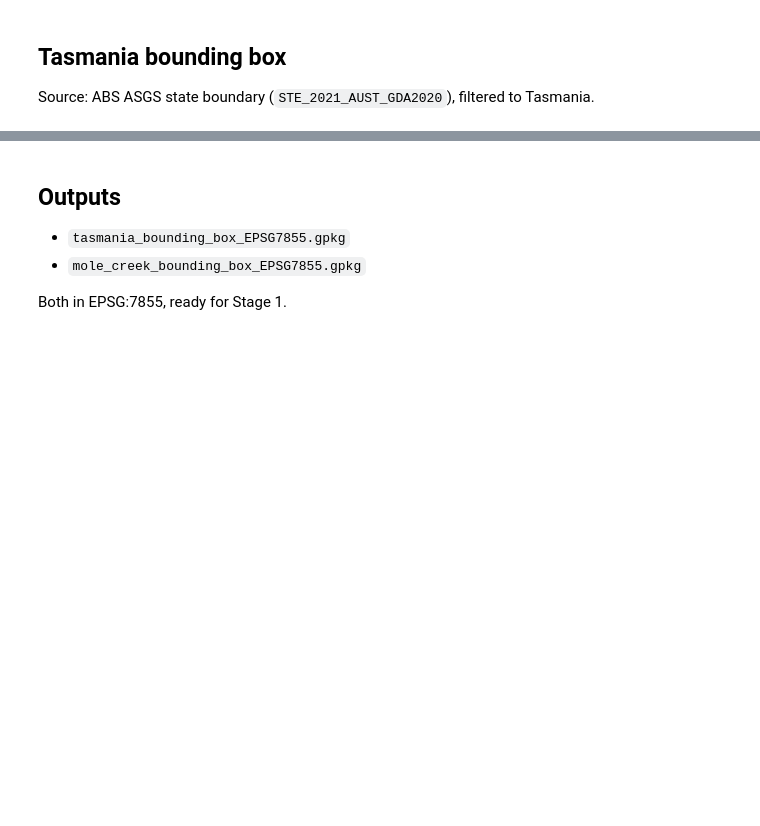
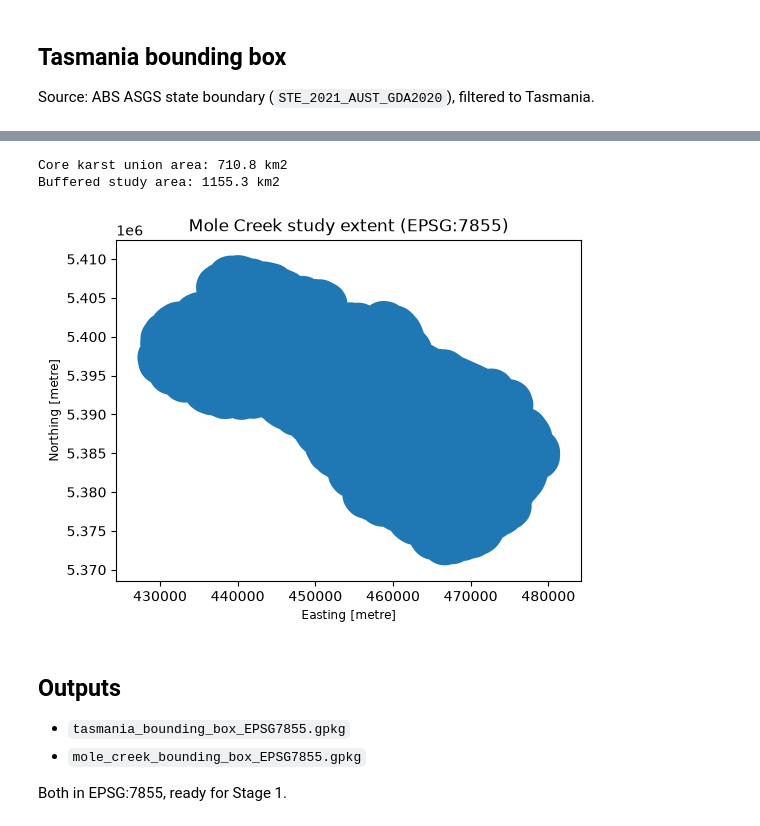
Before and after one commit to University-of-Tasmania-GPSS/AT3_Group3_2026, a Jupyter notebook: notebooks/00_bounding_boxes.ipynb, the cells around one changed output, grey strips where cells are left out. Drawn from its saved outputs; the diff is of its cells as text; code cells hidden in the pictures; blank space fills up the shorter version.

```diff
--- a/notebooks/00_bounding_boxes.ipynb
+++ b/notebooks/00_bounding_boxes.ipynb
@@ -50,19 +62,29 @@ Source: Karst Atlas v3.1, selecting polygons named "Mole Creek" or
 # %%
 karst_atlas = raw / "KarstAtlas/Karst_Ver_3_1/Karst_Atlas_v3_1.shp"
 
 gdf = gpd.read_file(str(karst_atlas))
 mc_polygons = gdf[
     (gdf["KNAME"].str.contains("Mole Creek", na=False))
     | (gdf["KNAME"] == "Meander - Western Creek")
 ]
 
-mole_creek = gpd.GeoSeries([mc_polygons.geometry.union_all()], crs=gdf.crs).to_crs(TARGET_CRS)
+mole_creek_core = gpd.GeoSeries([mc_polygons.geometry.union_all()], crs=gdf.crs).to_crs(TARGET_CRS)
+
+MOLE_CREEK_BUFFER_M = 3000  # 3 km -- see markdown above for why
+mole_creek = mole_creek_core.buffer(MOLE_CREEK_BUFFER_M)
 mole_creek_gdf = gpd.GeoDataFrame(geometry=mole_creek, crs=TARGET_CRS)
+
+print(f"Core karst union area: {mole_creek_core.area.sum() / 1e6:.1f} km2")
+print(f"Buffered study area: {mole_creek_gdf.area.sum() / 1e6:.1f} km2")
 mole_creek_gdf.to_file(outpath / "mole_creek_bounding_box_EPSG7855.gpkg", driver="GPKG")
 
 mole_creek_gdf.plot(figsize=(6, 6))
 plt.title("Mole Creek study extent (EPSG:7855)")
 plt.show()
+# %% [output]
+Core karst union area: 710.8 km2
+Buffered study area: 1155.3 km2
+[figure, added]
 # %% [markdown]
 ## Outputs
 
```
Also changed, not shown: parts of 2 cells of this notebook, 4 other files.
